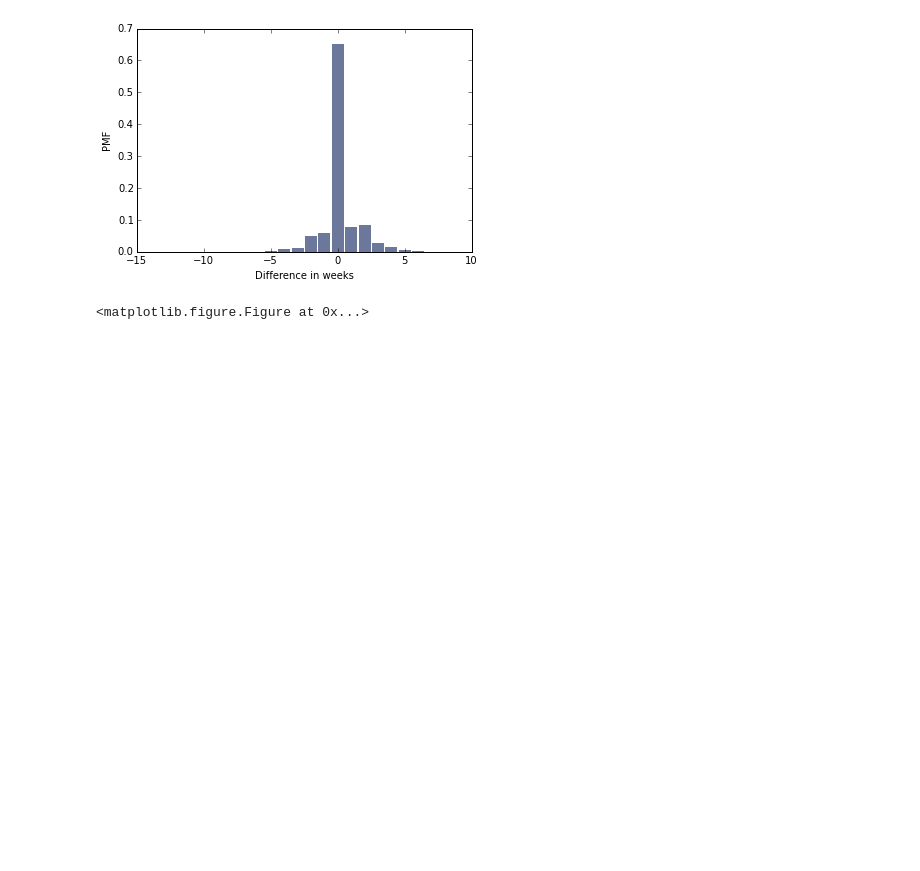
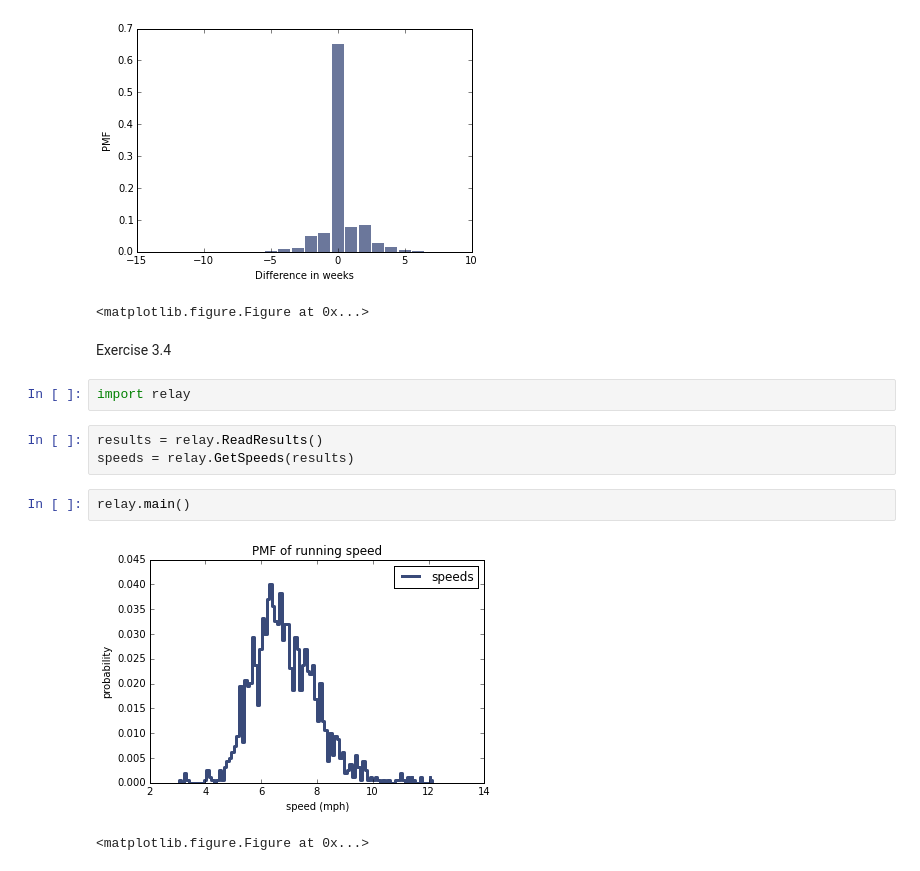
Before and after one commit to warmlogic/ThinkStats2, a Jupyter notebook: code/chap03ex.ipynb, the cells around one changed output. Drawn from its saved outputs; the diff is of its cells as text; blank space fills up the shorter version.

```diff
--- a/code/chap03ex.ipynb
+++ b/code/chap03ex.ipynb
@@ -157,3 +169,15 @@ thinkplot.Show(xlabel='Difference in weeks',
 # %% [output]
 [figure]
 <matplotlib.figure.Figure at 0x...>
+# %% [markdown]
+Exercise 3.4
+# %%
+import relay
+# %%
+results = relay.ReadResults()
+speeds = relay.GetSpeeds(results)
+# %%
+relay.main()
+# %% [output]
+[figure, added]
+<matplotlib.figure.Figure at 0x...>
```
Also changed, not shown: parts of 10 cells of this notebook.
